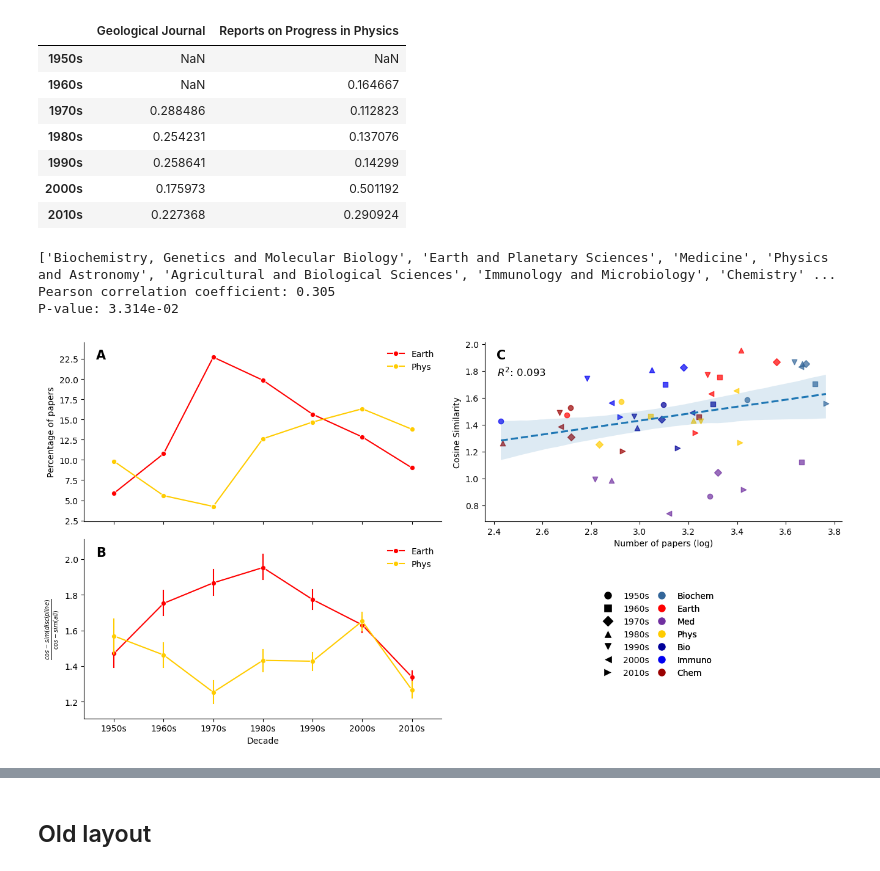
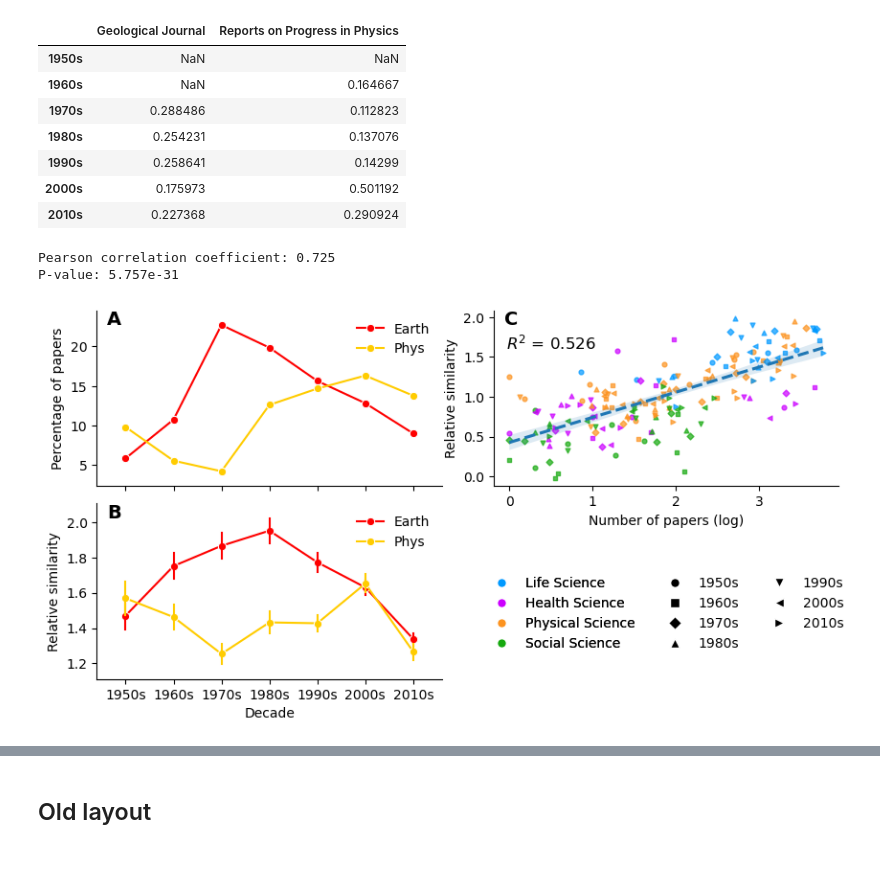
Before and after one commit to netknowledge/diachronic-p2v, a Jupyter notebook: figures/validation/Nature, Science, and PNAS.ipynb, the cells around one changed output, grey strips where cells are left out. Drawn from its saved outputs; the diff is of its cells as text; code cells hidden in the pictures.

```diff
--- a/figures/validation/Nature, Science, and PNAS.ipynb
+++ b/figures/validation/Nature, Science, and PNAS.ipynb
@@ -399,8 +398,8 @@ jnl_cs_df
 # %%
 from scipy.stats import pearsonr
 
-# disciplines = list(model.disc2abbr.keys())
-# disciplines.remove('Multidisciplinary')
+disciplines = list(model.disc2abbr.keys())
+disciplines.remove('Multidisciplinary')
 
 # 调整列顺序
 # count_df = count_df[disciplines]
@@ -414,7 +413,7 @@ cs_df = cs_df.fillna(0)
 decades = count_df.index.tolist() # get decades
 
 pannel_labels = list("ABC")
-fig = plt.figure(figsize=(16, 8))
+fig = plt.figure(figsize=(10, 5))
 ##########################################
 ax_1 = fig.add_subplot(2,2,1)
 plt.margins(x=0.1, y=0.1)
@@ -428,7 +427,7 @@ ax_1.tick_params(labelbottom=False) # hide x-axis labels
 ax_1.spines['top'].set_visible(False)
 ax_1.spines['right'].set_visible(False)
 # Plot pannel labels
-ax_1.text(0.06, 0.96, pannel_labels[0], transform=ax_1.transAxes, fontsize=15, fontweight='bold', va='top', ha='right')
+ax_1.text(0.07, 1, pannel_labels[0], transform=ax_1.transAxes, fontsize=14, fontweight='bold', va='top', ha='right')
 ##########################################
 ax_2 = fig.add_subplot(2,2,3, sharex=ax_1)
 plt.margins(x=0.1, y=0.1)
@@ -436,16 +435,17 @@ melted_all_cs_df = pd.melt(all_cs_df[all_cs_df.discipline.isin(['Earth and Plane
                            id_vars=['VID', 'discipline', 'decade'], value_vars='similarity_ratio')
 sns.lineplot(data=melted_all_cs_df, x='decade', y='value', hue='discipline', palette=model.discipline2color,
              err_style='bars', marker='o', dashes=False, ax=ax_2)
-ax_2.set_ylabel(r'$\frac{cos-sim(discipline)}{cos-sim(all)}$')
+# ax_2.set_ylabel(r'$\frac{cos-sim(discipline)}{cos-sim(all)}$')
+ax_2.set_ylabel('Relative similarity')
 ax_2.set_xlabel('Decade')
 ax_2.spines['top'].set_visible(False)
 ax_2.spines['right'].set_visible(False)
 handles, labels = ax_2.get_legend_handles_labels()
 ax_2.legend(handles, [model.disc2abbr[label] for label in labels], frameon=False)
-ax_2.text(0.06, 0.96, pannel_labels[1], transform=ax_2.transAxes, fontsize=15, fontweight='bold', va='top', ha='right') # Plot pannel labels
+ax_2.text(0.07, 1, pannel_labels[1], transform=ax_2.transAxes, fontsize=14, fontweight='bold', va='top', ha='right') # Plot pannel labels
 ##########################################
-disciplines = count_df.sum().sort_values(ascending=False).index.tolist()[:7]
-print(disciplines)
+# disciplines = count_df.sum().sort_values(ascending=False).index.tolist()[:7]
+# print(disciplines)
 
 ax = fig.add_subplot(2,2,2)
 markers = ['o', 's', 'D', '^', 'v', '<', '>', 'P']  # Different shapes for each decade
@@ -454,8 +454,9 @@ for i, (decade, marker) in enumerate(zip(decades, markers)):
     for j, discipline in enumerate(disciplines):
         x = count_df.loc[decade, discipline] + 1  # Log scale offset
         y = cs_df.loc[decade, discipline] / all_cs_df[all_cs_df.decade==decade].similarity.mean()
-        ax.scatter(np.log10(x), y, color=model.discipline2color[discipline], label=discipline if i == 0 else "",
-                   alpha=0.7, marker=marker)
+        # y = cs_df.loc[decade, discipline]
+        ax.scatter(np.log10(x), y, color=model.area_color_dict[model.discipline2area[discipline]],
+                   alpha=0.7, marker=marker, s=12)
 
 # Prepare combined x and y values from all decades and disciplines
 combined_x_vals = []
@@ -463,51 +464,50 @@ combined_y_vals = []
 for decade in decades:
     x_vals = [count_df.loc[decade, discipline] + 1 for discipline in disciplines]  # Log scale offset
     y_vals = [cs_df.loc[decade, discipline] / all_cs_df[all_cs_df.decade==decade].similarity.mean() for discipline in disciplines]
+    # y_vals = [cs_df.loc[decade, discipline] for discipline in disciplines]
     combined_x_vals.extend(np.log10(x_vals))  # log-transform x-values
     combined_y_vals.extend(y_vals)
 
 # Using sns.regplot for the combined regression line
 sns.regplot(x=combined_x_vals, y=combined_y_vals, scatter=False, ax=ax,
             line_kws={"linestyle": "--"})
 
 ss_res = np.sum((combined_y_vals - np.polyval(np.polyfit(combined_x_vals, combined_y_vals, 1), combined_x_vals)) ** 2)
 ss_tot = np.sum((combined_y_vals - np.mean(combined_y_vals)) ** 2)
 r_squared = 1 - (ss_res / ss_tot)
-ax.text(0.035, 0.87, f"$R^2$: {r_squared:.3f}",
+ax.text(0.035, 0.87, f"$R^2$ = {r_squared:.3f}",
           transform=ax.transAxes, fontsize=12, verticalalignment='top',)
 
 correlation_coef, p_value = pearsonr(combined_x_vals, combined_y_vals)
 print(f"Pearson correlation coefficient: {correlation_coef:.3f}")
 print(f"P-value: {p_value:.3e}")
 
 # Create a separate legend for decades (first column)
-decade_handles = [plt.Line2D([0], [0], marker=m, color='w', label=d, markerfacecolor='k', markersize=10)
+decade_handles = [plt.Line2D([0], [0], marker=m, color='w', label=d, markerfacecolor='k', markersize=7)
                   for m, d in zip(markers, decades)]
 # Create a separate legend for disciplines (remaining columns)
-discipline_handles = [plt.Line2D([0], [0], marker='o', color='w', label=model.disc2abbr[disc],
-                                 markerfacecolor=model.discipline2color[disc], markersize=10)
-                      for disc in disciplines]
+areas = list(model.area_color_dict.keys())
+areas.remove('Multidisciplinary')
+discipline_handles = [plt.Line2D([0], [0], marker='o', color='w', label=area, markerfacecolor=model.area_color_dict[area], markersize=7) for area in areas]
 
 legend_ax = fig.add_subplot(2,2,4)
 legend_ax.axis('off')  # hide the axes for the legend axis
-decade_legend = legend_ax.legend(handles=decade_handles, loc="upper left", bbox_to_anchor=(0.30, 0.75), ncol=1, frameon=False)
-discipline_legend = legend_ax.legend(handles=discipline_handles,
-                              loc="upper left", bbox_to_anchor=(0.45, 0.75), ncol=1, frameon=False)
+decade_legend = legend_ax.legend(handles=decade_handles, loc="upper left", bbox_to_anchor=(0.45, 0.65), ncol=2, frameon=False)
+discipline_legend = legend_ax.legend(handles=discipline_handles, loc="upper left", bbox_to_anchor=(-0.05, 0.65), ncol=1, frameon=False)
 # Add both legends to the plot
 legend_ax.add_artist(decade_legend)
 legend_ax.add_artist(discipline_legend)
 
 # Label axes and show plot
 ax.set_xlabel('Number of papers (log)')
-ax.set_ylabel('Cosine Similarity')
+ax.set_ylabel('Relative similarity')
 ax.spines['top'].set_visible(False)
 ax.spines['right'].set_visible(False)
-ax.text(0.06, 0.96, pannel_labels[2], transform=ax.transAxes, fontsize=15, fontweight='bold', va='top', ha='right')
+ax.text(0.07, 1, pannel_labels[2], transform=ax.transAxes, fontsize=14, fontweight='bold', va='top', ha='right')
 
-plt.subplots_adjust(wspace=0.12, hspace=0.1)
+plt.subplots_adjust(wspace=0.15, hspace=0.1)
 plt.show()
 # %% [output]
-['Biochemistry, Genetics and Molecular Biology', 'Earth and Planetary Sciences', 'Medicine', 'Physics and Astronomy', 'Agricultural and Biological Sciences', 'Immunology and Microbiology', 'Chemistry' ...
-Pearson correlation coefficient: 0.305
-P-value: 3.314e-02
+Pearson correlation coefficient: 0.725
+P-value: 5.757e-31
-[figure, old version]
+[figure, new version]
```
Also changed, not shown: parts of 26 cells of this notebook, 39 other files.
